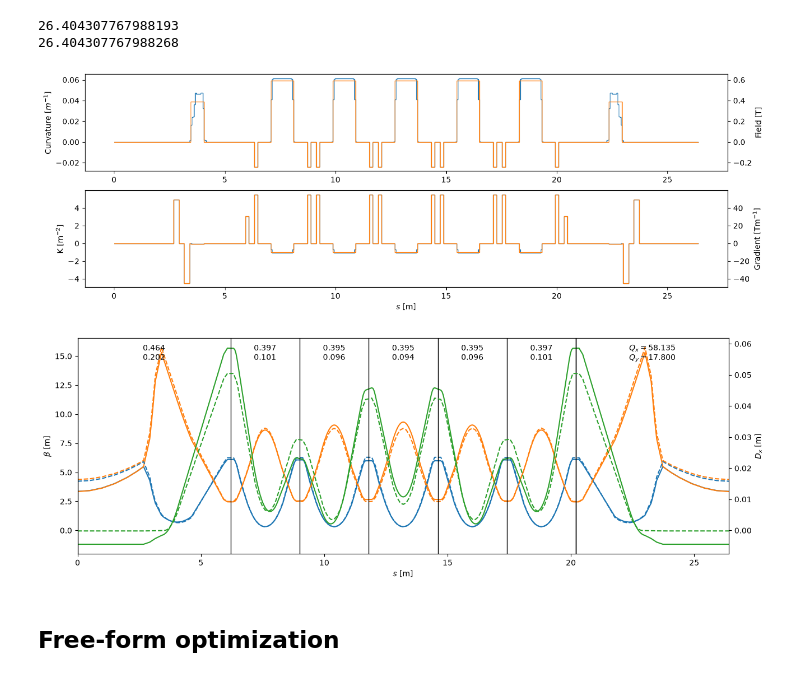
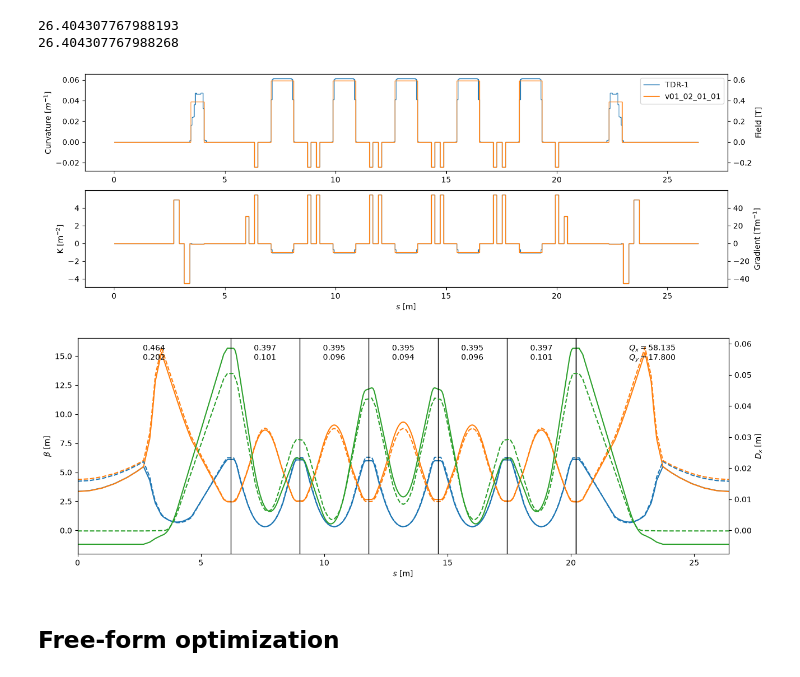
Before and after one commit to Alpeace7/lattice_design, a Jupyter notebook: candidates/v01_02_01_01/lattice.ipynb, the cells around one changed output. Saved outputs shown, nothing was run; the diff lists cells and outputs as text; code cells hidden in the pictures.

```diff
--- a/candidates/v01_02_01_01/lattice.ipynb
+++ b/candidates/v01_02_01_01/lattice.ipynb
@@ -122,14 +122,15 @@ print(u.at.get_length(ring))
 # %%
 fig, axs = plt.subplots(2, 1, figsize=(15, 5))
 u.plot.plot_magnet(ring0, axs)
 u.plot.plot_magnet(ring, axs)
+axs[0].legend(['TDR-1', lattice_name])
 plt.show()
 
 fig, ax = plt.subplots(1, 1, figsize=(15, 5))
 u.plot.linear(ring, ax=ax)
 plt.show()
 # %% [output]
-[figure, old version]
+[figure, new version]
 [figure]
 # %% [markdown]
 ## Free-form optimization
```
Also changed, not shown: 6 other files.
